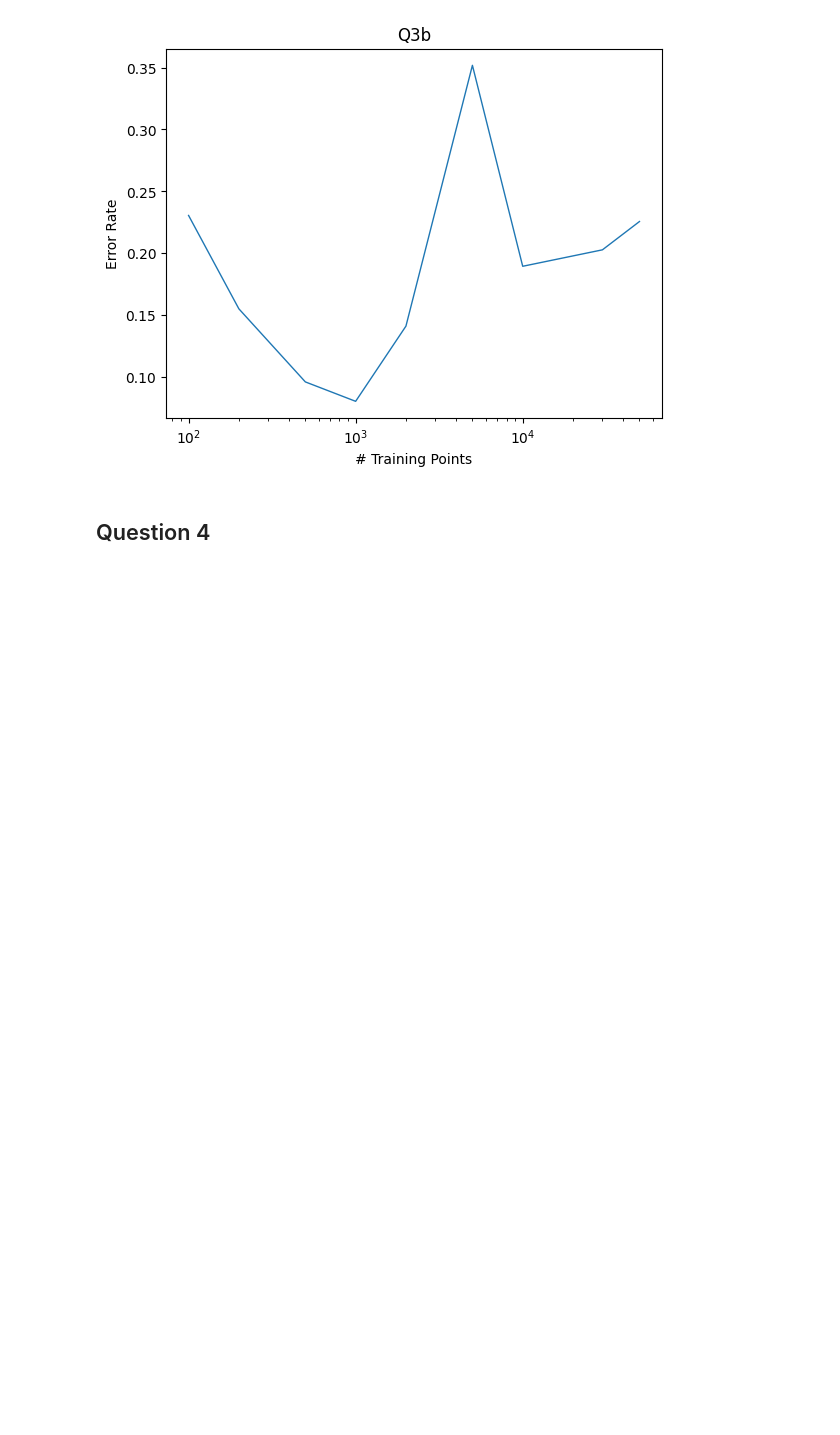
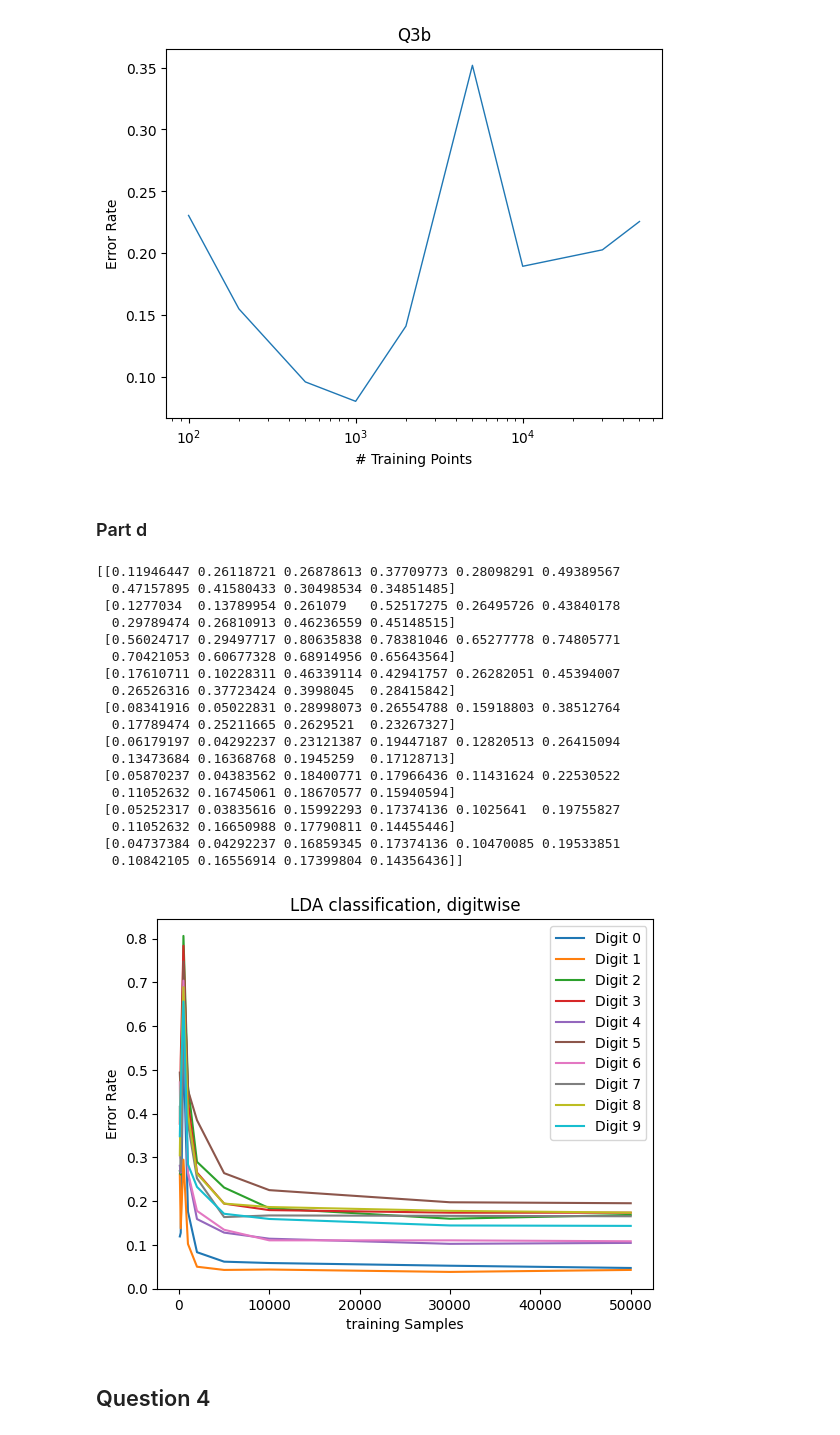
Before and after one commit to frankjinn/Machine-Learning-Projects, a Jupyter notebook: hw3/scripts/q8mnist.ipynb, the cells around one changed output. Cells and saved outputs as stored; diff of their text form; code cells hidden in the pictures; blank space fills up the shorter version.

```diff
--- a/hw3/scripts/q8mnist.ipynb
+++ b/hw3/scripts/q8mnist.ipynb
@@ -233,51 +233,38 @@ def linDiscrim(classIndex, classMean, point, classPreCalc, priorProb):
     result = result + np.log(priorProb)
     return result
 
-errorLin = []
+errorLin = defaultdict(lambda:np.zeros((2, 10)))
 for numTestPoints in [100, 200, 500, 1000, 2000, 5000, 10000, 30000, 50000]: #, 500, 1000, 2000, 5000, 10000, 30000, 30000]:
     #Train on i points
     trainSetX = mnistTrainX[:numTestPoints]
     trainSetY = mnistTrainY[:numTestPoints]
-
-    # print(trainSetX.shape)
-    # print(trainSetY.shape)
 
     classCount, classMean = computeMean(trainSetX, trainSetY)
     classVar = computeClassVarience(trainSetX, trainSetY, classMean)
     LDAVar = computeLDAVar(classVar, numTestPoints)
     LDAVarPseudoInv = np.linalg.pinv(LDAVar)
 
-    # print(classMean.shape)
-    # print(LDAVarPseudoInv.shape)
-
     classPreCalc = {}
     #Precalculate some values
     for i in range(0, 10):
         classPreCalc[i] = np.dot(classMean[i].T, LDAVarPseudoInv)
 
-    # distribution = {}
-    # #Using logpdf
-    # for i in range(0, 10):
-    #     rv = stats.multivariate_normal(classMean[i], LDAVarPseudoMatrix)
-    #     distribution[i] = rv
-
     #Using linear Disc
     #Test
     errorCount = 0
-    correctCount = 0
     for testPointIndex in range(0, len(mnistTestX)):
         linDisc = np.empty((10))
         for i in range(0, 10):
             pi = classCount[i]/numTestPoints
-            #print(pi)
             linDisc[i] = linDiscrim(i, classMean, mnistTestX[testPointIndex], classPreCalc, pi)
         pred = np.argmax(linDisc)
         if (pred != mnistTestY[testPointIndex]):
-            errorCount += 1
-        else:
-            correctCount += 1
-    print(1-(correctCount/(errorCount+correctCount)))
-    errorLin.append((numTestPoints, errorCount/(errorCount+correctCount)))
+            errorLin[numTestPoints][0][mnistTestY[testPointIndex]] += 1
+            errorCount+=1
+        errorLin[numTestPoints][1][mnistTestY[testPointIndex]] += 1
+
+    print(errorCount/(len(mnistTestX)))
+    # errorLin.append((numTestPoints, errorCount/(errorCount+correctCount)))
 # %% [output]
 0.3325
 0.3218
@@ -424,6 +393,42 @@ plt.show()
 30000 Training Points, with 0.2026 error rate
 50000 Training Points, with 0.2255 error rate
 [figure]
+# %% [markdown]
+### Part d
+# %%
+errorRate = np.zeros((9, 10))
+numSample = [100, 200, 500, 1000, 2000, 5000, 10000, 30000, 50000]
+for index in range(0,9):
+    errorRate[index] = errorLin[numSample[index]][0]/errorLin[numSample[index]][1]
+print(errorRate)
+errorRate = errorRate.T
+for index in range(0,10):
+    plt.plot(numSample, errorRate[index], label = f"Digit {index}")
+    plt.legend()
+plt.title("LDA classification, digitwise")
+plt.xlabel("training Samples")
+plt.ylabel("Error Rate")
+plt.show()
+# %% [output]
+[[0.11946447 0.26118721 0.26878613 0.37709773 0.28098291 0.49389567
+  0.47157895 0.41580433 0.30498534 0.34851485]
+ [0.1277034  0.13789954 0.261079   0.52517275 0.26495726 0.43840178
+  0.29789474 0.26810913 0.46236559 0.45148515]
+ [0.56024717 0.29497717 0.80635838 0.78381046 0.65277778 0.74805771
+  0.70421053 0.60677328 0.68914956 0.65643564]
+ [0.17610711 0.10228311 0.46339114 0.42941757 0.26282051 0.45394007
+  0.26526316 0.37723424 0.3998045  0.28415842]
+ [0.08341916 0.05022831 0.28998073 0.26554788 0.15918803 0.38512764
+  0.17789474 0.25211665 0.2629521  0.23267327]
+ [0.06179197 0.04292237 0.23121387 0.19447187 0.12820513 0.26415094
+  0.13473684 0.16368768 0.1945259  0.17128713]
+ [0.05870237 0.04383562 0.18400771 0.17966436 0.11431624 0.22530522
+  0.11052632 0.16745061 0.18670577 0.15940594]
+ [0.05252317 0.03835616 0.15992293 0.17374136 0.1025641  0.19755827
+  0.11052632 0.16650988 0.17790811 0.14455446]
+ [0.04737384 0.04292237 0.16859345 0.17374136 0.10470085 0.19533851
+  0.10842105 0.16556914 0.17399804 0.14356436]]
+[figure, added]
 # %% [markdown]
 ## Question 4
 # %%
```
Also changed, not shown: parts of 4 cells of this notebook, 16 other files.
